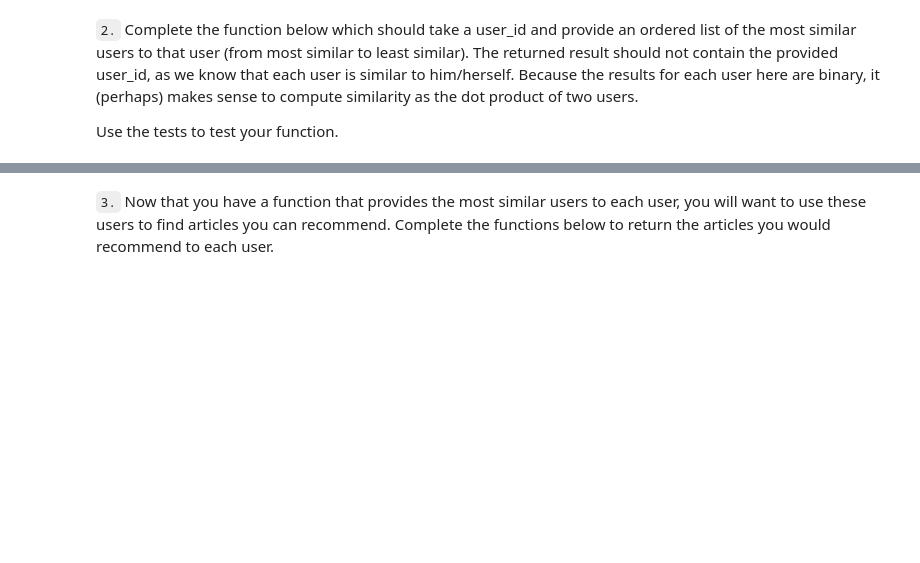
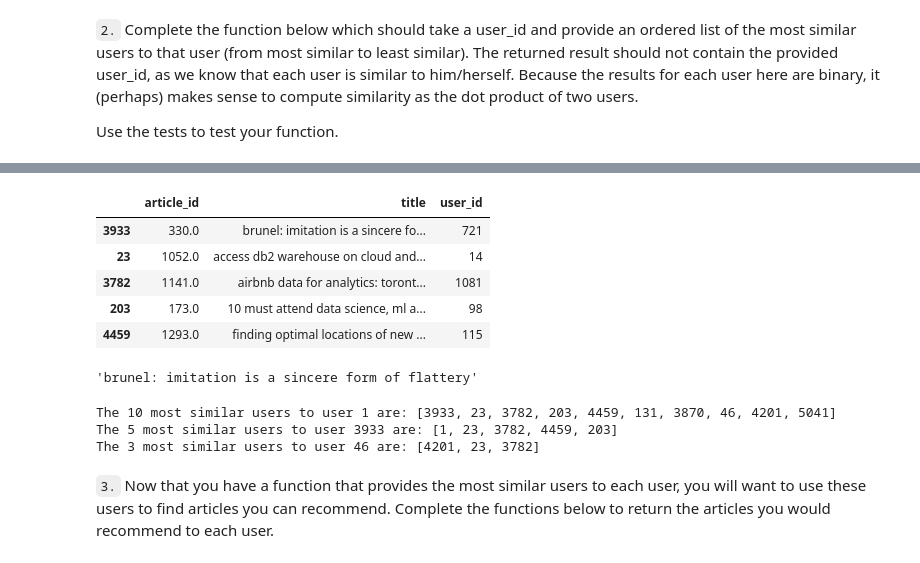
Before and after one commit to chpolyzo/DSND, a Jupyter notebook: recommendation_engines/Recommendations_with_IBM.ipynb, the cells around one changed output, grey strips where cells are left out. Saved outputs shown, nothing was run; the diff lists cells and outputs as text; code cells hidden in the pictures; blank space fills up the shorter version.

```diff
--- a/recommendation_engines/Recommendations_with_IBM.ipynb
+++ b/recommendation_engines/Recommendations_with_IBM.ipynb
@@ -343,7 +261,10 @@ def create_user_item_matrix(df):
     Return a matrix with user ids as rows and article ids on the columns with 1 values where a user interacted with
     an article and a 0 otherwise
     '''
-    # Fill in the function here
+    user_item = df.groupby(['user_id','article_id'])['title'].count().unstack()
+
+    for col in user_item.columns:
+        user_item[col] = user_item[col].apply(lambda val: 1 if val >=1 else 0)
 
     return user_item # return the user_item matrix
 
@@ -361,5 +308,5 @@ Use the tests to test your function.
 # %%
-def find_similar_users(user_id, user_item=user_item):
+def find_similar_users(user_id, user_item = user_item):
     '''
     INPUT:
     user_id - (int) a user_id
@@ -375,19 +322,49 @@ def find_similar_users(user_id, user_item=user_item):
     Returns an ordered
 
     '''
-    # compute similarity of each user to the provided user
+    start = time.time()
+    #print(f'Finding similar users')
+    #compute similarity of each user to the provided user namely user_id
+    #similarity = {user:np.dot(user_item.loc[user_id, :], user_item.loc[user, :]) for user in user_item.index}
+    similarity = np.dot(user_item, user_item.loc[user_id, :]) # this returns a numpy array
 
     # sort by similarity
+    similarity_sort = pd.Series(similarity) # convert array to Series
+    similarity_sort.index += 1 # reindex starting from 1 because the user_item matrix initializes indexing from 1 not 0
+    similarity_sort = similarity_sort.sort_values(ascending=False) # sort numpy series
 
-    # create list of just the ids
+    # create list of just the ids starting from 1 and not 0
+    most_similar_users = similarity_sort.index.tolist() # convert index to list
 
     # remove the own user's id
+    most_similar_users.remove(user_id) # remove the id of the person in question
+    stop = time.time()
+    #print(f'Similar users calculation time: {(stop - start)/60} minutes')
 
     return most_similar_users # return a list of the users in order from most to least similar
+# %%
+# test the above function in the pandas dataframe
+df.loc[find_similar_users(1)[:5]]
+# %% [output]
+|  | article_id | title | user_id |
+| 3933 | 330.0 | brunel: imitation is a sincere fo... | 721 |
+| 23 | 1052.0 | access db2 warehouse on cloud and... | 14 |
+| 3782 | 1141.0 | airbnb data for analytics: toront... | 1081 |
+| 203 | 173.0 | 10 must attend data science, ml a... | 98 |
+| 4459 | 1293.0 | finding optimal locations of new ... | 115 |
+# %%
+# more testing as this function has created some difficulty
+df.loc[find_similar_users(1)].title.values[0]
+# %% [output]
+'brunel: imitation is a sincere form of flattery'
 # %%
 # Do a spot check of your function
 print("The 10 most similar users to user 1 are: {}".format(find_similar_users(1)[:10]))
 print("The 5 most similar users to user 3933 are: {}".format(find_similar_users(3933)[:5]))
 print("The 3 most similar users to user 46 are: {}".format(find_similar_users(46)[:3]))
+# %% [output]
+The 10 most similar users to user 1 are: [3933, 23, 3782, 203, 4459, 131, 3870, 46, 4201, 5041]
+The 5 most similar users to user 3933 are: [1, 23, 3782, 4459, 203]
+The 3 most similar users to user 46 are: [4201, 23, 3782]
 # %% [markdown]
 `3.` Now that you have a function that provides the most similar users to each user, you will want to use these users to find articles you can recommend.  Complete the functions below to return the articles you would recommend to each user.
```
Also changed, not shown: parts of 32 cells of this notebook.
